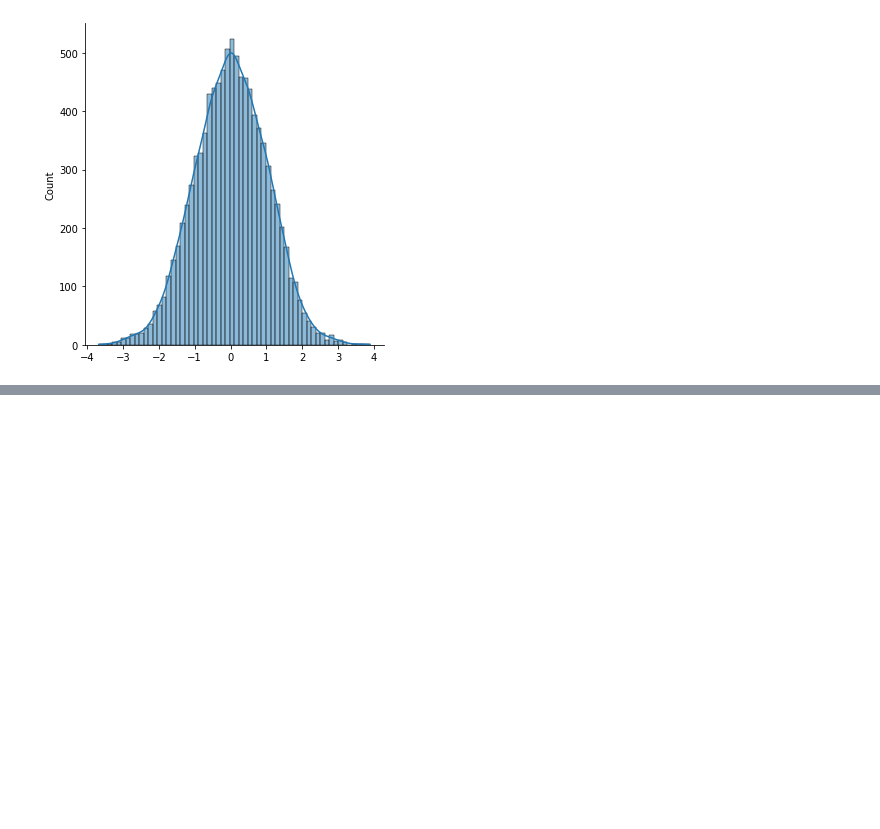
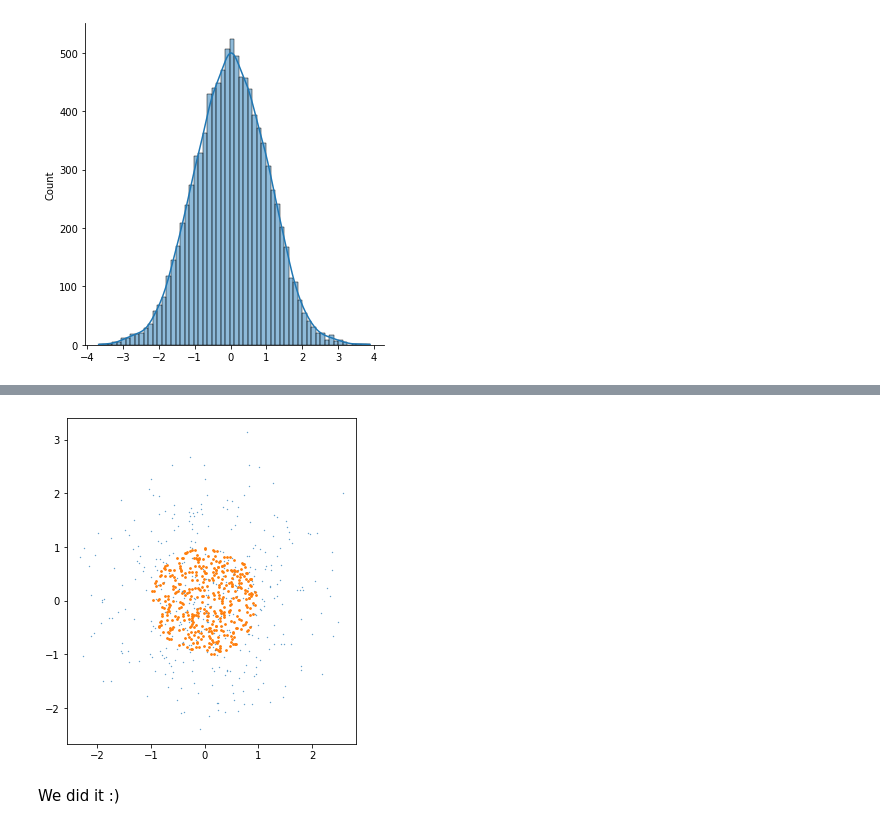
Before and after one commit to fum-cs/ads, a Jupyter notebook: code/CD_KNN.ipynb, the cells around one changed output, grey strips where cells are left out. Saved outputs shown, nothing was run; the diff lists cells and outputs as text; code cells hidden in the pictures; blank space fills up the shorter version.

```diff
--- a/code/CD_KNN.ipynb
+++ b/code/CD_KNN.ipynb
@@ -212,0 +332,15 @@ sns.displot(y, kde=True)
+# %%
+a = np.random.rand(len(x))
+d = 2
+rho = a**(1/d)
+y = rho[:,np.newaxis] * x/norm_x[:,np.newaxis]
+plt.figure(figsize=(6, 6))
+plt.scatter(x[:,0],x[:,1],.1)
+plt.scatter(y[:,0],y[:,1],3)
+ax = plt.gca()
+ax.set_aspect('equal', adjustable='box')
+plt.draw()
+# %% [output]
+[figure, added]
+# %% [markdown]
+We did it :)
```
Also changed, not shown: parts of 11 cells of this notebook.
